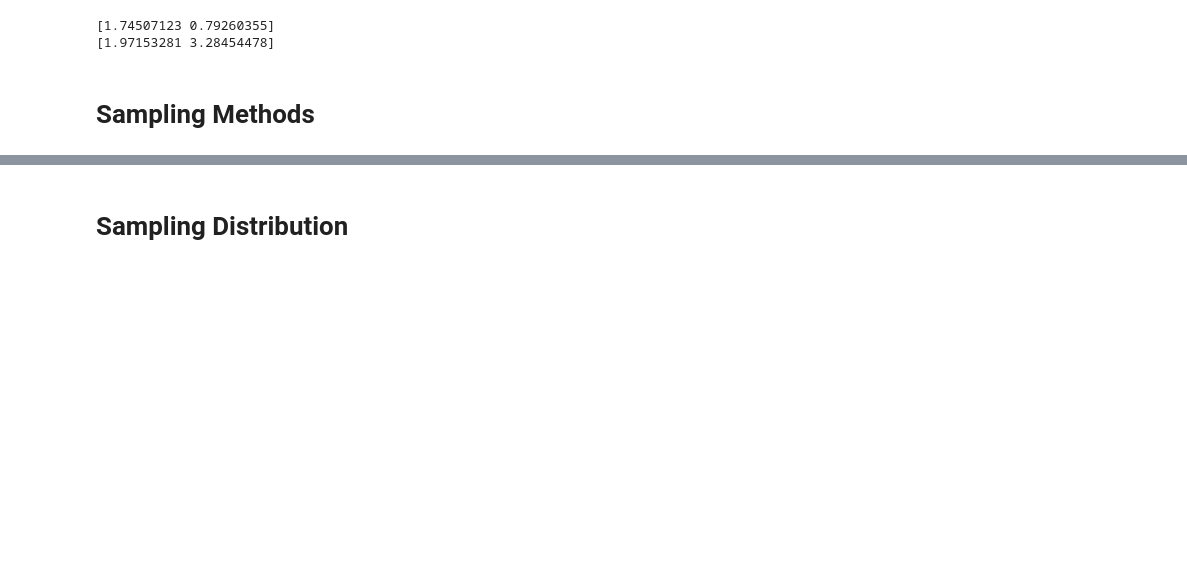
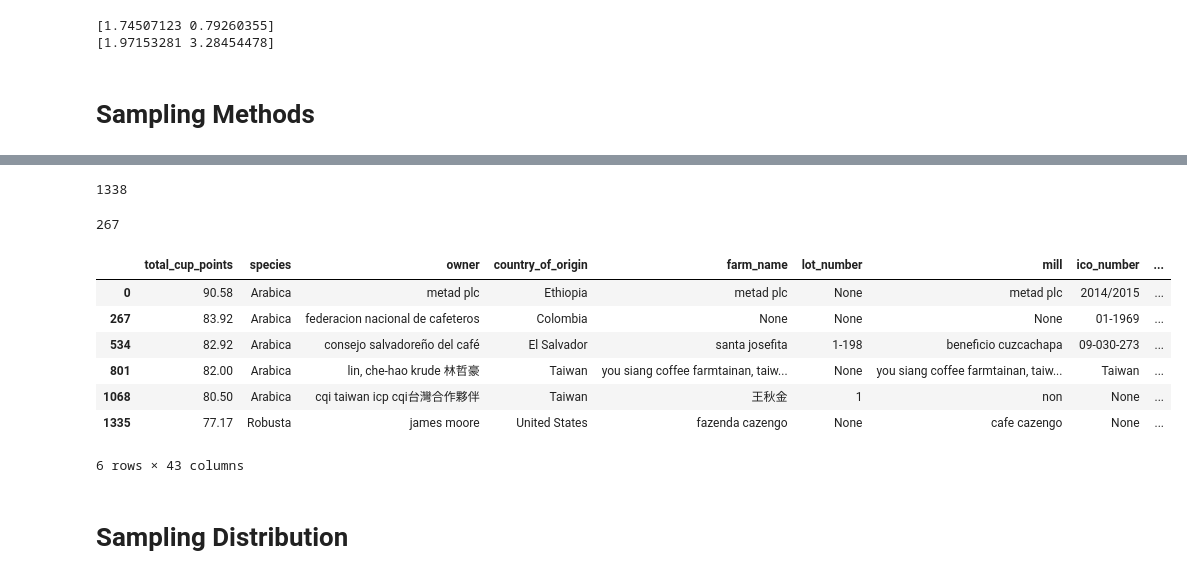
Before and after one commit to Deborah-Jia/datacamp-playground, a Jupyter notebook: Sampling_in_python.ipynb, the cells around one changed output, grey strips where cells are left out. Cells and saved outputs as stored; diff of their text form; code cells hidden in the pictures; blank space fills up the shorter version.

```diff
--- a/Sampling_in_python.ipynb
+++ b/Sampling_in_python.ipynb
@@ -53,3 +68,28 @@ print(np.random.normal(loc =1, scale = 1.5, size =2))
+# %%
+# systematic sampling - defining the interval
+sample_size = 5
+pop_size = len(coffee_ratings)
+pop_size
+# %% [output]
+1338
+# %%
+internal = pop_size // sample_size # floor division
+# It's like division, but it rounds down to the nearest whole number.
+internal
+# %% [output]
+267
+# %%
+# selecting the rows
+coffee_ratings.iloc[::internal]
+# %% [output]
+|  | total_cup_points | species | owner | country_of_origin | farm_name | lot_number | mill | ico_number | ... |
+| 0 | 90.58 | Arabica | metad plc | Ethiopia | metad plc | None | metad plc | 2014/2015 | ... |
+| 267 | 83.92 | Arabica | federacion nacional de cafeteros | Colombia | None | None | None | 01-1969 | ... |
+| 534 | 82.92 | Arabica | consejo salvadoreño del café | El Salvador | santa josefita | 1-198 | beneficio cuzcachapa | 09-030-273 | ... |
+| 801 | 82.00 | Arabica | lin, che-hao krude 林哲豪 | Taiwan | you siang coffee farmtainan, taiw... | None | you siang coffee farmtainan, taiw... | Taiwan | ... |
+| 1068 | 80.50 | Arabica | cqi taiwan icp cqi台灣合作夥伴 | Taiwan | 王秋金 | 1 | non | None | ... |
+| 1335 | 77.17 | Robusta | james moore | United States | fazenda cazengo | None | cafe cazengo | None | ... |
+6 rows × 43 columns
 # %% [markdown]
 # Sampling Distribution
 # %% [markdown]
```
Also changed, not shown: parts of 2 cells of this notebook.
